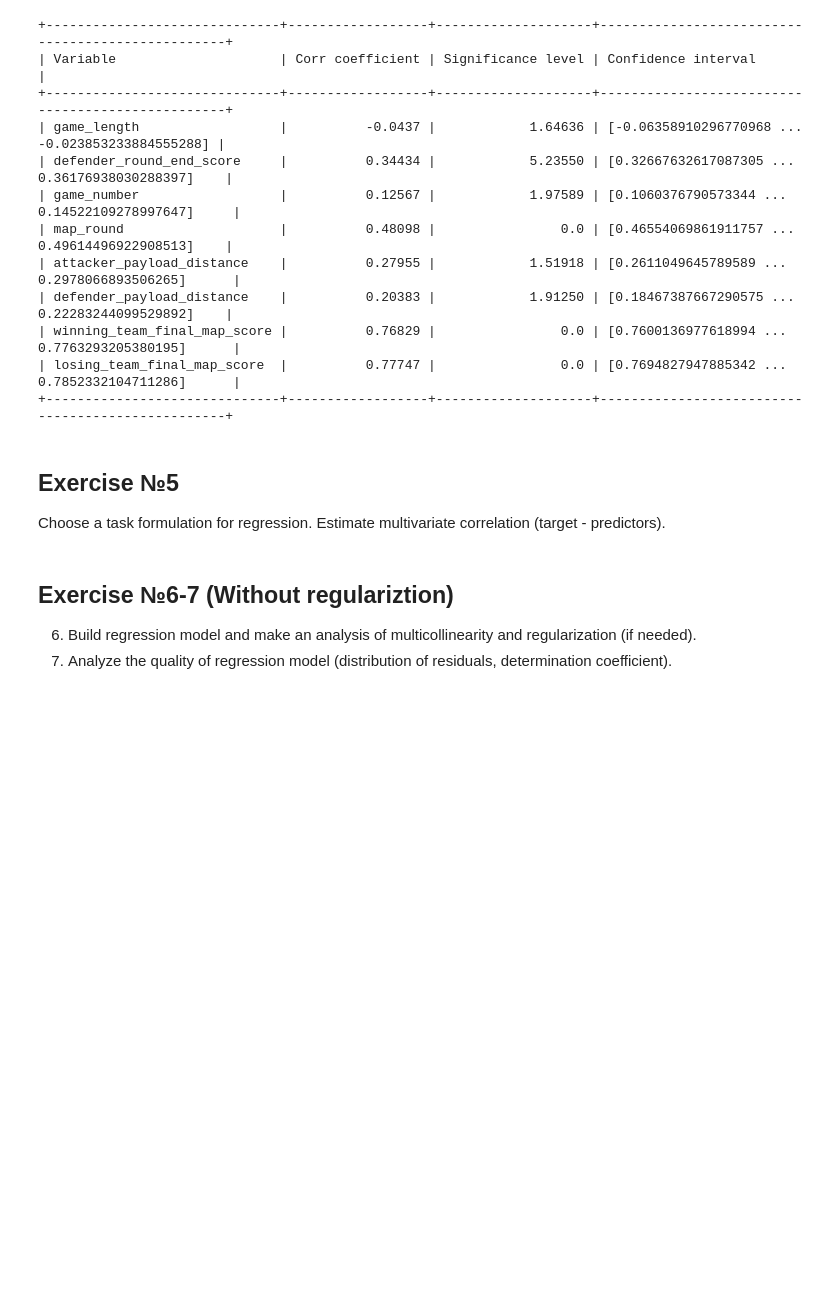
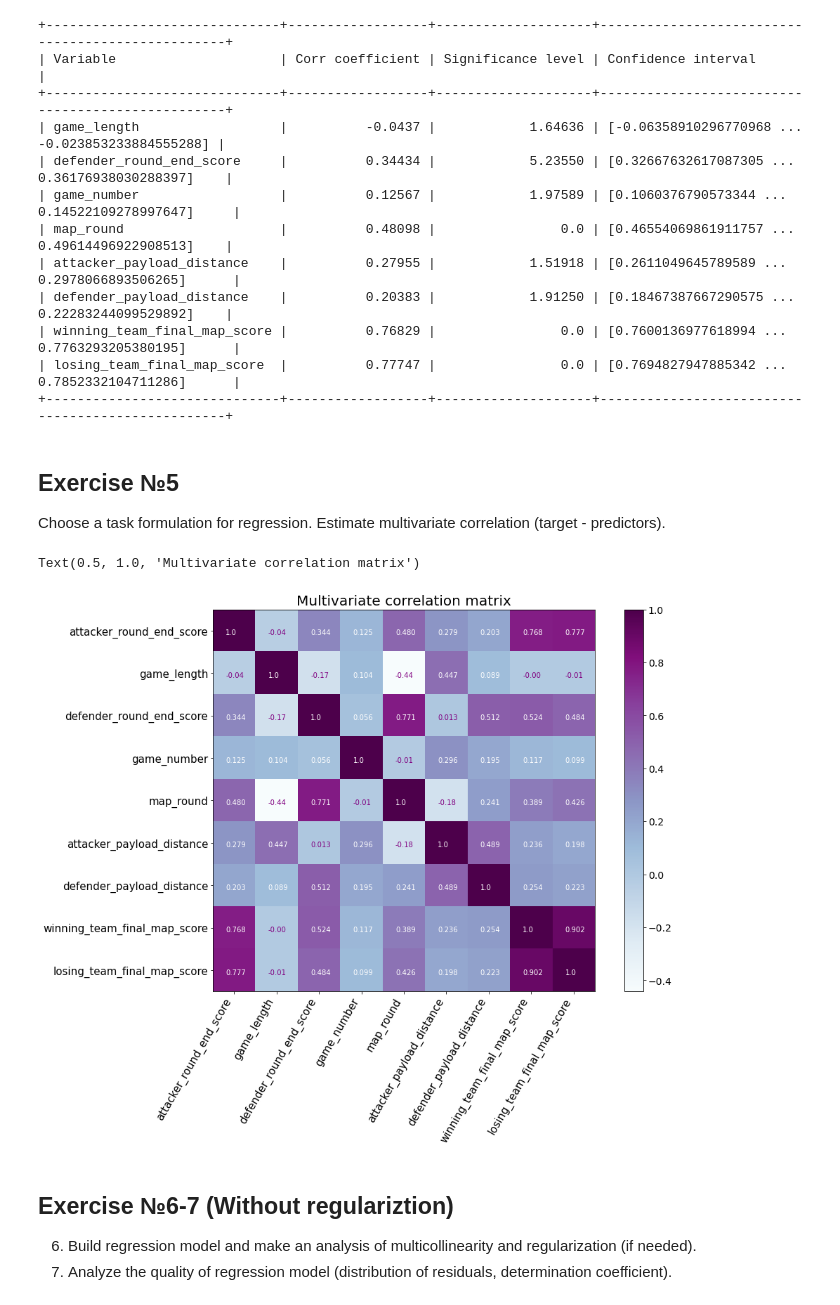
Before and after one commit to vandosik/M-M-MSA, a Jupyter notebook: Lab_2/lab_2.ipynb, the cells around one changed output. Drawn from its saved outputs; the diff is of its cells as text; code cells hidden in the pictures; blank space fills up the shorter version.

```diff
--- a/Lab_2/lab_2.ipynb
+++ b/Lab_2/lab_2.ipynb
@@ -257,6 +257,28 @@ print(table)
 # %% [markdown]
 ## Exercise №5
 Choose a task formulation for regression. Estimate multivariate correlation (target - predictors).
+# %%
+plt.figure(figsize=(15, 10))
+corr_m = np.array(source_df.corr())
+# print(corr_m)
+plt.imshow(corr_m, cmap='BuPu')
+ax = plt.subplot()
+for i in range(0, 9):
+    for j in range(0, 9):
+        if corr_m[i,j]<0.05:
+                ax.text(-0.2+i, 0.1+j, str(corr_m[i,j])[:5], fontsize = 10, color='purple')
+        else:
+                ax.text(-0.2+i, 0.1+j, str(corr_m[i,j])[:5], fontsize = 10, color='white')
+        # ax.text(0.6, 0.1, str(corr_m[1,0])[:5], fontsize = 20)
+# plt.matshow(source_df.corr(), fignum=f.number)
+plt.yticks(range(source_df.select_dtypes(['number']).shape[1]), source_df.select_dtypes(['number']).columns, fontsize=15)
+plt.xticks(range(source_df.select_dtypes(['number']).shape[1]), source_df.select_dtypes(['number']).columns, fontsize=15, rotation=60, horizontalalignment='right')
+cb = plt.colorbar()
+cb.ax.tick_params(labelsize=14)
+plt.title('Multivariate correlation matrix', fontsize=20)
+# %% [output]
+Text(0.5, 1.0, 'Multivariate correlation matrix')
+[figure, added]
 # %% [markdown]
 ## Exercise №6-7 (Without regulariztion)
 6. Build regression model and make an analysis of multicollinearity and regularization (if needed).
```
Also changed, not shown: parts of 2 cells of this notebook.
